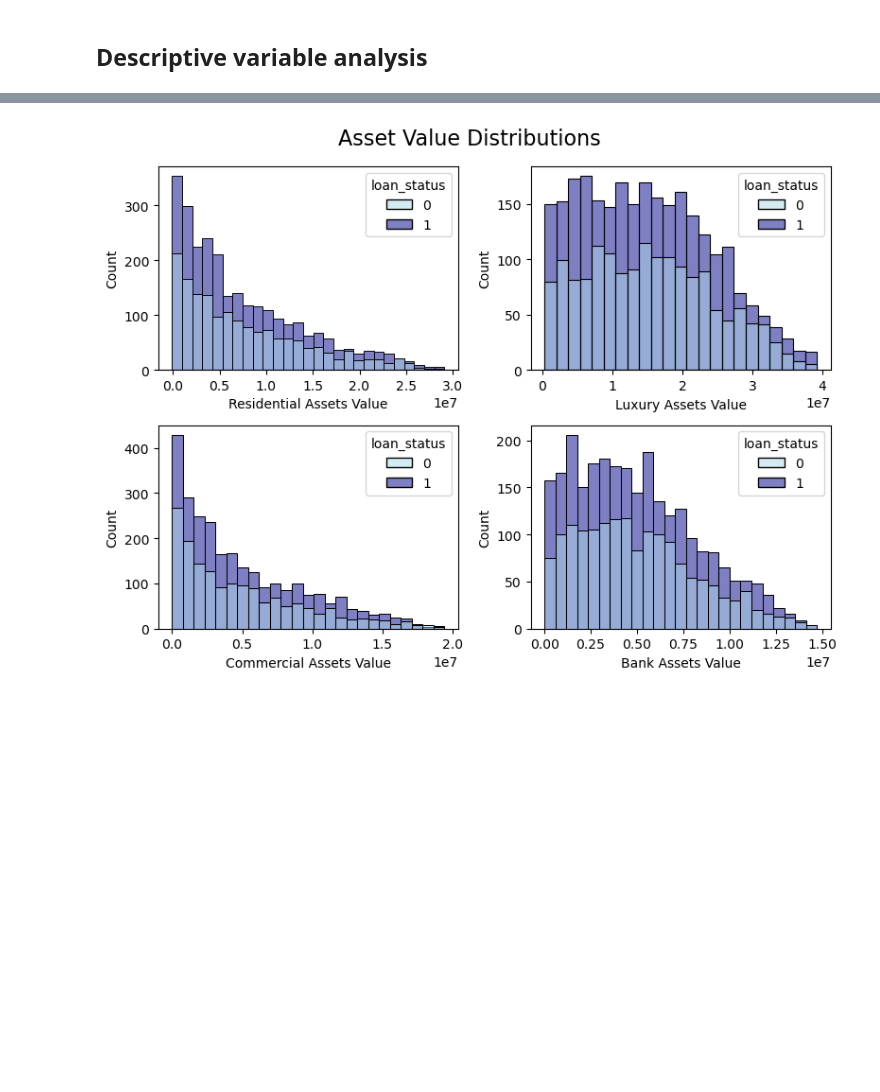
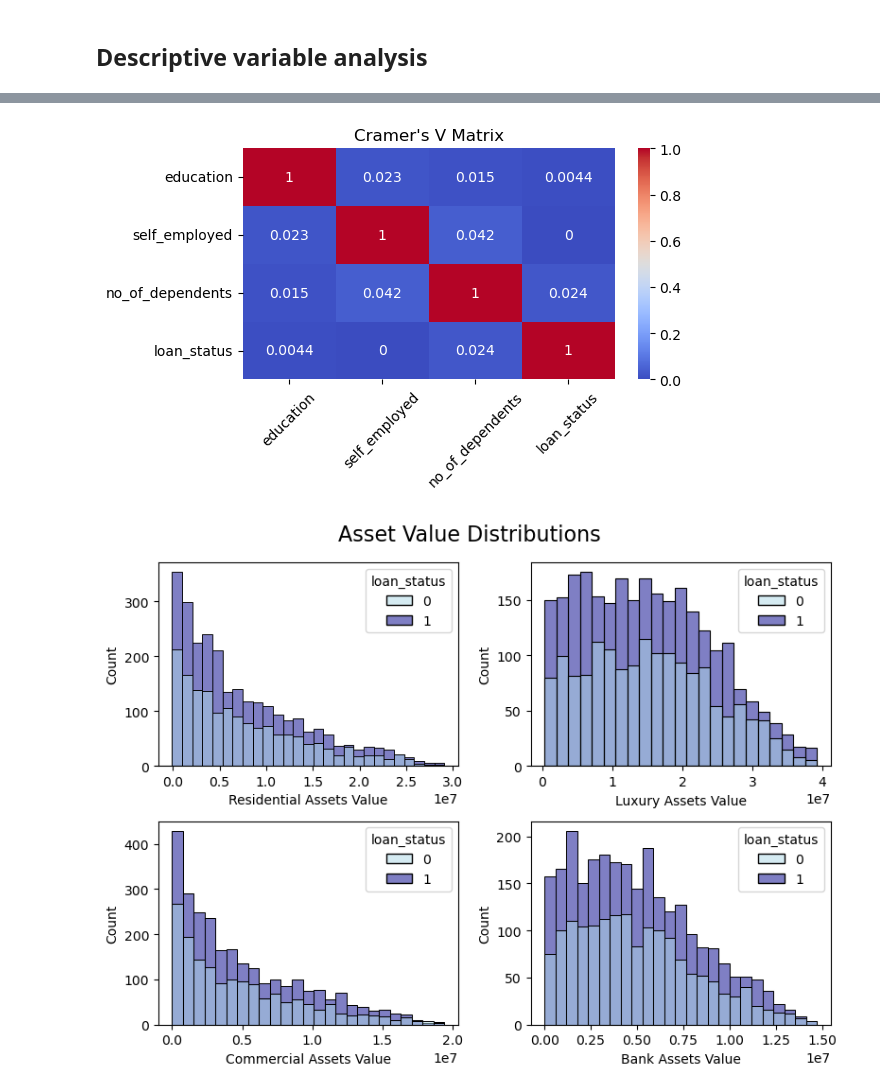
Before and after one commit to Rampenator/dsb, a Jupyter notebook: Group1 code.ipynb, the cells around one changed output, grey strips where cells are left out. Cells and saved outputs as stored; diff of their text form; code cells hidden in the pictures; blank space fills up the shorter version.

```diff
--- a/Group1 code.ipynb
+++ b/Group1 code.ipynb
@@ -127,3 +174,31 @@ Name: count, dtype: int64
+# %%
+df = loans[['education', 'self_employed', 'no_of_dependents', 'loan_status']]
+
+# create the contingency table matrix
+def contingency_table_matrix(df):
+    columns = df.columns
+    matrix = np.zeros((len(columns), len(columns)))
+    for i, col1 in enumerate(columns):
+        for j, col2 in enumerate(columns):
+            contingency_table = pd.crosstab(df[col1], df[col2])
+            chi2, _, _, _ = stats.chi2_contingency(contingency_table)
+            min_categories = min(contingency_table.shape[0], contingency_table.shape[1])
+            n = contingency_table.sum().sum()
+            V = np.sqrt(chi2 / (n * (min_categories - 1)))
+            matrix[i, j] = V
+    return pd.DataFrame(matrix, columns=columns, index=columns)
+
+# generate the Cramer's V coefficient matrix
+cramers_v_matrix = contingency_table_matrix(df)
+
+plt.figure(figsize=(6, 3))
+sns.heatmap(cramers_v_matrix, annot=True, cmap='coolwarm')
+
+plt.title("Cramer's V Matrix")
+plt.xticks(rotation=45)
+plt.show()
+# %% [output]
+[figure, added]
 # %%
 fig, axes = plt.subplots(2, 2, figsize=(8, 6))
 
```
Also changed, not shown: parts of 4 cells of this notebook.
